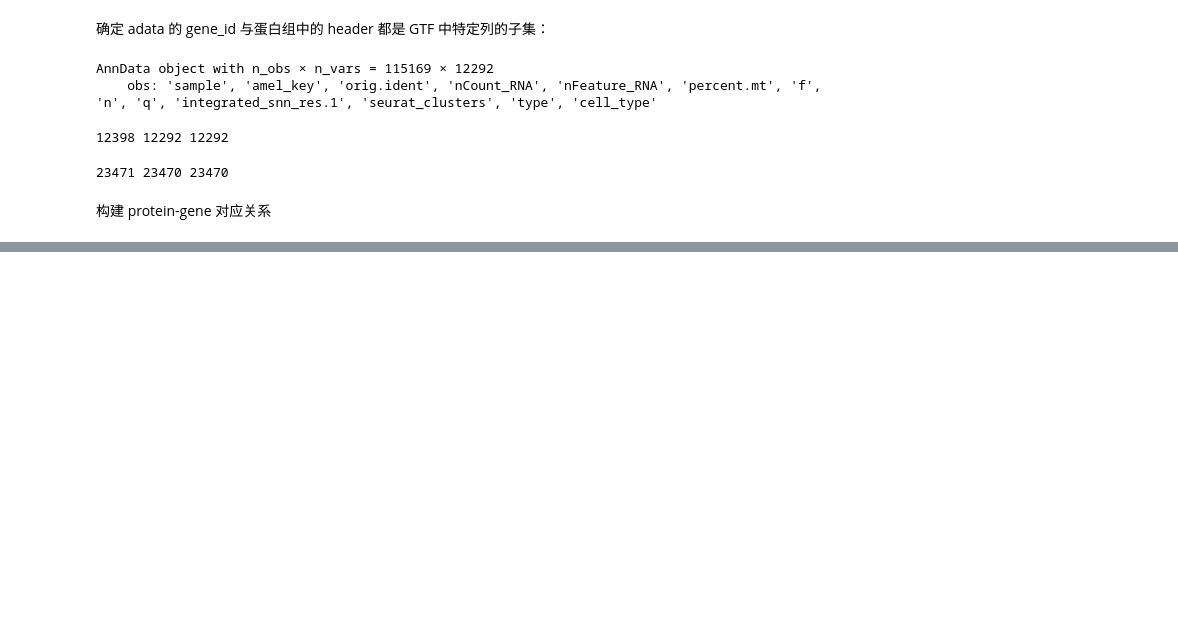
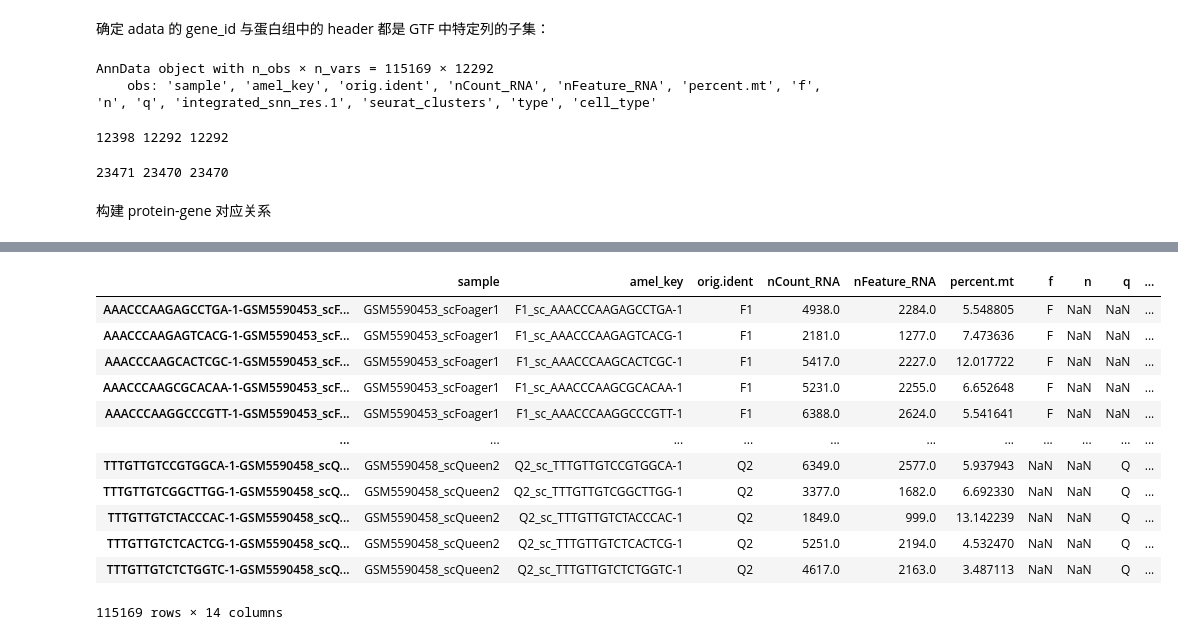
Before and after one commit to zliu90693/SATURN_anno, a Jupyter notebook: 01_02-preprocess-Amel.ipynb, the cells around one changed output, grey strips where cells are left out. Saved outputs shown, nothing was run; the diff lists cells and outputs as text; code cells hidden in the pictures; blank space fills up the shorter version.

```diff
--- a/01_02-preprocess-Amel.ipynb
+++ b/01_02-preprocess-Amel.ipynb
@@ -75,0 +100,22 @@ with open("./gene_protein_map/Amel.gene_id_to_protein_ID.json", "w") as f:
+# %%
+Amel.obs["saturn_label"] = (
+    Amel.obs["cell_type"].astype(str)
+    .str.replace(r"[.\|\s]+", "-", regex=True)   # Glial cells -> Glial_cells
+    + "-"
+    + Amel.obs["seurat_clusters"].astype(int).astype(str)
+)
+Amel.obs
+# %% [output]
+|  | sample | amel_key | orig.ident | nCount_RNA | nFeature_RNA | percent.mt | f | n | q | ... |
+| AAACCCAAGAGCCTGA-1-GSM5590453_scF... | GSM5590453_scFoager1 | F1_sc_AAACCCAAGAGCCTGA-1 | F1 | 4938.0 | 2284.0 | 5.548805 | F | NaN | NaN | ... |
+| AAACCCAAGAGTCACG-1-GSM5590453_scF... | GSM5590453_scFoager1 | F1_sc_AAACCCAAGAGTCACG-1 | F1 | 2181.0 | 1277.0 | 7.473636 | F | NaN | NaN | ... |
+| AAACCCAAGCACTCGC-1-GSM5590453_scF... | GSM5590453_scFoager1 | F1_sc_AAACCCAAGCACTCGC-1 | F1 | 5417.0 | 2227.0 | 12.017722 | F | NaN | NaN | ... |
+| AAACCCAAGCGCACAA-1-GSM5590453_scF... | GSM5590453_scFoager1 | F1_sc_AAACCCAAGCGCACAA-1 | F1 | 5231.0 | 2255.0 | 6.652648 | F | NaN | NaN | ... |
+| AAACCCAAGGCCCGTT-1-GSM5590453_scF... | GSM5590453_scFoager1 | F1_sc_AAACCCAAGGCCCGTT-1 | F1 | 6388.0 | 2624.0 | 5.541641 | F | NaN | NaN | ... |
+| ... | ... | ... | ... | ... | ... | ... | ... | ... | ... | ... |
+| TTTGTTGTCCGTGGCA-1-GSM5590458_scQ... | GSM5590458_scQueen2 | Q2_sc_TTTGTTGTCCGTGGCA-1 | Q2 | 6349.0 | 2577.0 | 5.937943 | NaN | NaN | Q | ... |
+| TTTGTTGTCGGCTTGG-1-GSM5590458_scQ... | GSM5590458_scQueen2 | Q2_sc_TTTGTTGTCGGCTTGG-1 | Q2 | 3377.0 | 1682.0 | 6.692330 | NaN | NaN | Q | ... |
+| TTTGTTGTCTACCCAC-1-GSM5590458_scQ... | GSM5590458_scQueen2 | Q2_sc_TTTGTTGTCTACCCAC-1 | Q2 | 1849.0 | 999.0 | 13.142239 | NaN | NaN | Q | ... |
+| TTTGTTGTCTCACTCG-1-GSM5590458_scQ... | GSM5590458_scQueen2 | Q2_sc_TTTGTTGTCTCACTCG-1 | Q2 | 5251.0 | 2194.0 | 4.532470 | NaN | NaN | Q | ... |
+| TTTGTTGTCTCTGGTC-1-GSM5590458_scQ... | GSM5590458_scQueen2 | Q2_sc_TTTGTTGTCTCTGGTC-1 | Q2 | 4617.0 | 2163.0 | 3.487113 | NaN | NaN | Q | ... |
+115169 rows × 14 columns
```
Also changed, not shown: parts of 6 cells of this notebook, 9 other files.
